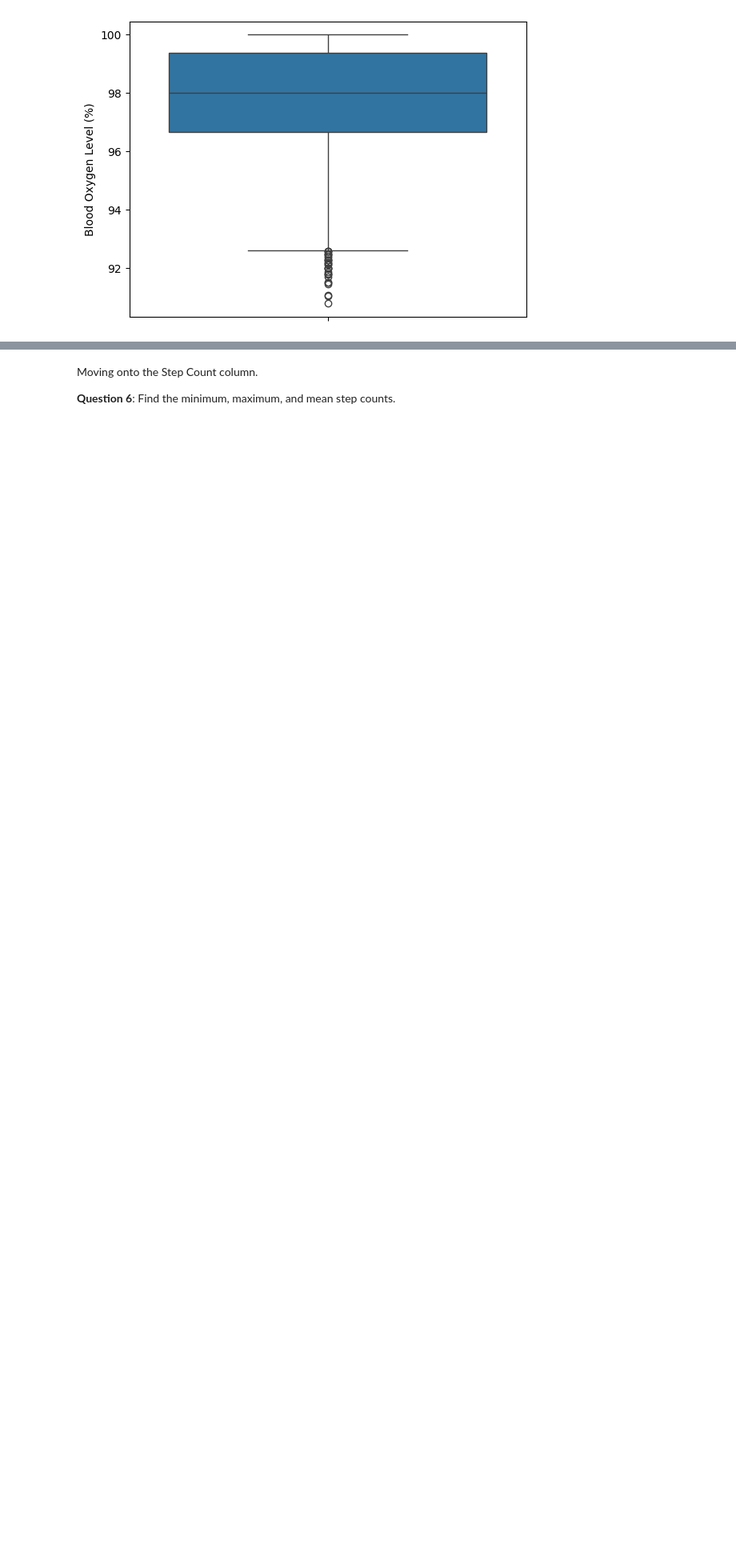
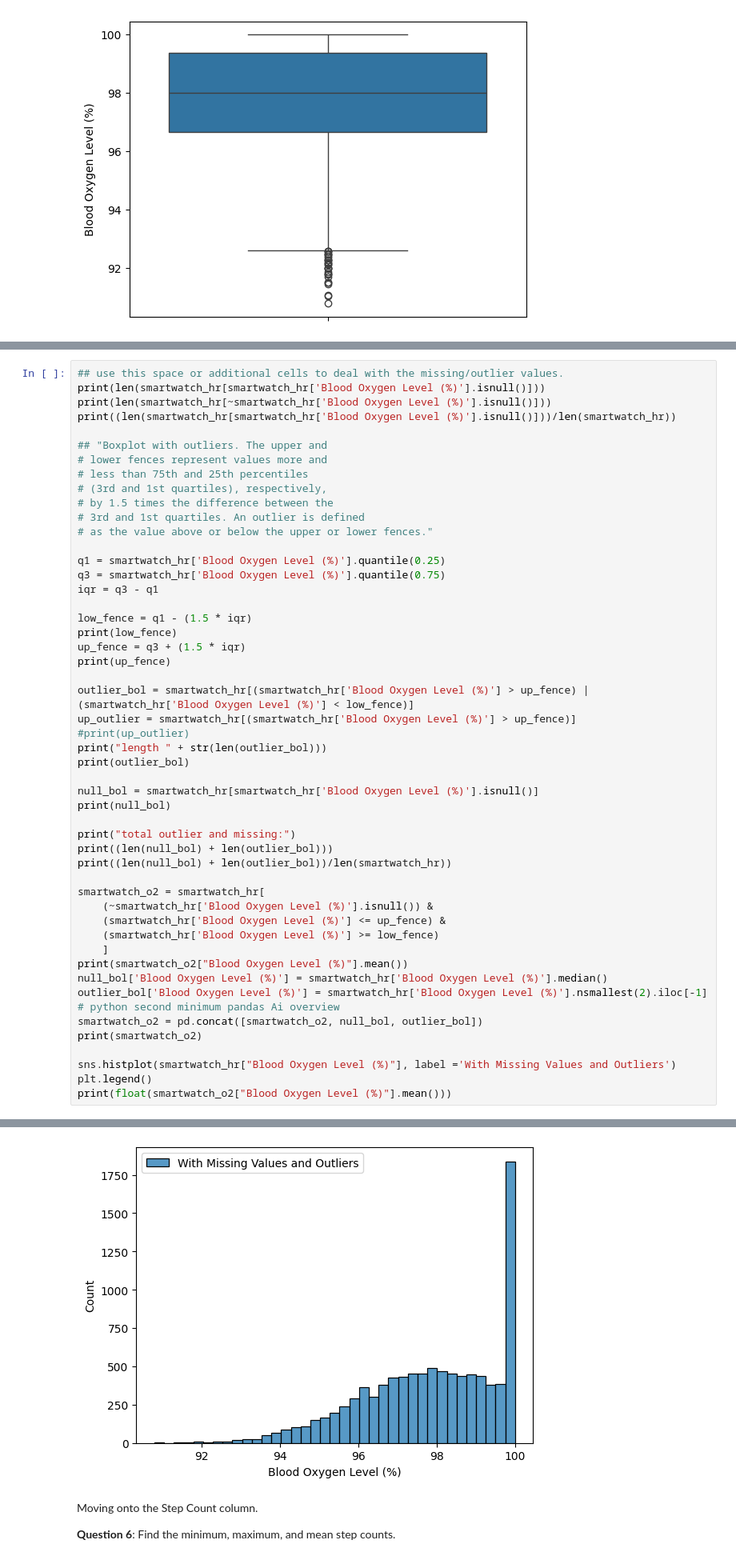
Before and after one commit to BMC-Intersectional-Data-Feminism/exercise-2-data-cleaning-and-analysis-Bunxny, a Jupyter notebook: exercise2.ipynb, the cells around one changed output, grey strips where cells are left out. Shown at 80% size. Cells and saved outputs as stored; diff of their text form; blank space fills up the shorter version.

```diff
--- a/exercise2.ipynb
+++ b/exercise2.ipynb
@@ -250,0 +208,51 @@ smartwatch_o2 = smartwatch
+# %%
+## use this space or additional cells to deal with the missing/outlier values.
+print(len(smartwatch_hr[smartwatch_hr['Blood Oxygen Level (%)'].isnull()]))
+print(len(smartwatch_hr[~smartwatch_hr['Blood Oxygen Level (%)'].isnull()]))
+print((len(smartwatch_hr[smartwatch_hr['Blood Oxygen Level (%)'].isnull()]))/len(smartwatch_hr))
+
+## "Boxplot with outliers. The upper and
+# lower fences represent values more and
+# less than 75th and 25th percentiles
+# (3rd and 1st quartiles), respectively,
+# by 1.5 times the difference between the
+# 3rd and 1st quartiles. An outlier is defined
+# as the value above or below the upper or lower fences."
+
+q1 = smartwatch_hr['Blood Oxygen Level (%)'].quantile(0.25)
+q3 = smartwatch_hr['Blood Oxygen Level (%)'].quantile(0.75)
+iqr = q3 - q1
+
+low_fence = q1 - (1.5 * iqr)
+print(low_fence)
+up_fence = q3 + (1.5 * iqr)
+print(up_fence)
+
+outlier_bol = smartwatch_hr[(smartwatch_hr['Blood Oxygen Level (%)'] > up_fence) | (smartwatch_hr['Blood Oxygen Level (%)'] < low_fence)]
+up_outlier = smartwatch_hr[(smartwatch_hr['Blood Oxygen Level (%)'] > up_fence)]
+#print(up_outlier)
+print("length " + str(len(outlier_bol)))
+print(outlier_bol)
+
+null_bol = smartwatch_hr[smartwatch_hr['Blood Oxygen Level (%)'].isnull()]
+print(null_bol)
+
+print("total outlier and missing:")
+print((len(null_bol) + len(outlier_bol)))
+print((len(null_bol) + len(outlier_bol))/len(smartwatch_hr))
+
+smartwatch_o2 = smartwatch_hr[
+    (~smartwatch_hr['Blood Oxygen Level (%)'].isnull()) &
+    (smartwatch_hr['Blood Oxygen Level (%)'] <= up_fence) &
+    (smartwatch_hr['Blood Oxygen Level (%)'] >= low_fence)
+    ]
+print(smartwatch_o2["Blood Oxygen Level (%)"].mean())
+null_bol['Blood Oxygen Level (%)'] = smartwatch_hr['Blood Oxygen Level (%)'].median()
+outlier_bol['Blood Oxygen Level (%)'] = smartwatch_hr['Blood Oxygen Level (%)'].nsmallest(2).iloc[-1] # python second minimum pandas Ai overview
+smartwatch_o2 = pd.concat([smartwatch_o2, null_bol, outlier_bol])
+print(smartwatch_o2)
+
+sns.histplot(smartwatch_hr["Blood Oxygen Level (%)"], label ='With Missing Values and Outliers')
+plt.legend()
+print(float(smartwatch_o2["Blood Oxygen Level (%)"].mean()))
+# %% [output]
@@ -251,3 +286,4 @@ smartwatch_o2 = smartwatch
+[figure, added]
 # %% [markdown]
 Moving onto the Step Count column.
 
```
Also changed, not shown: parts of 44 cells of this notebook, 1 other file.
